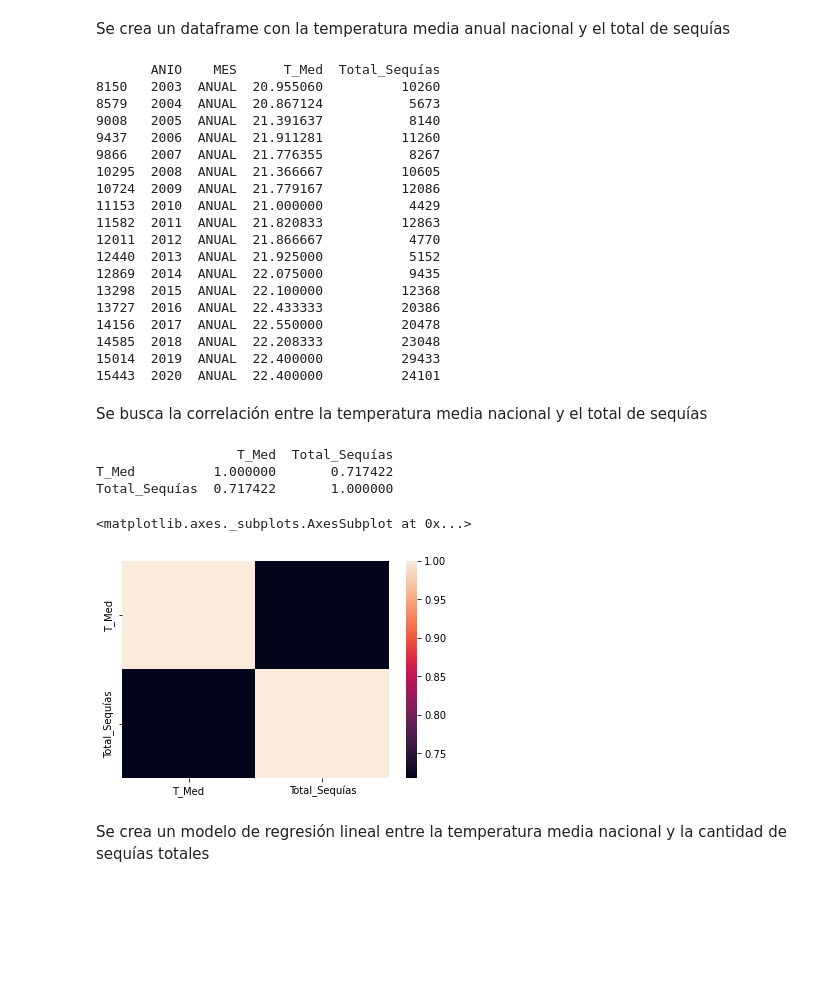
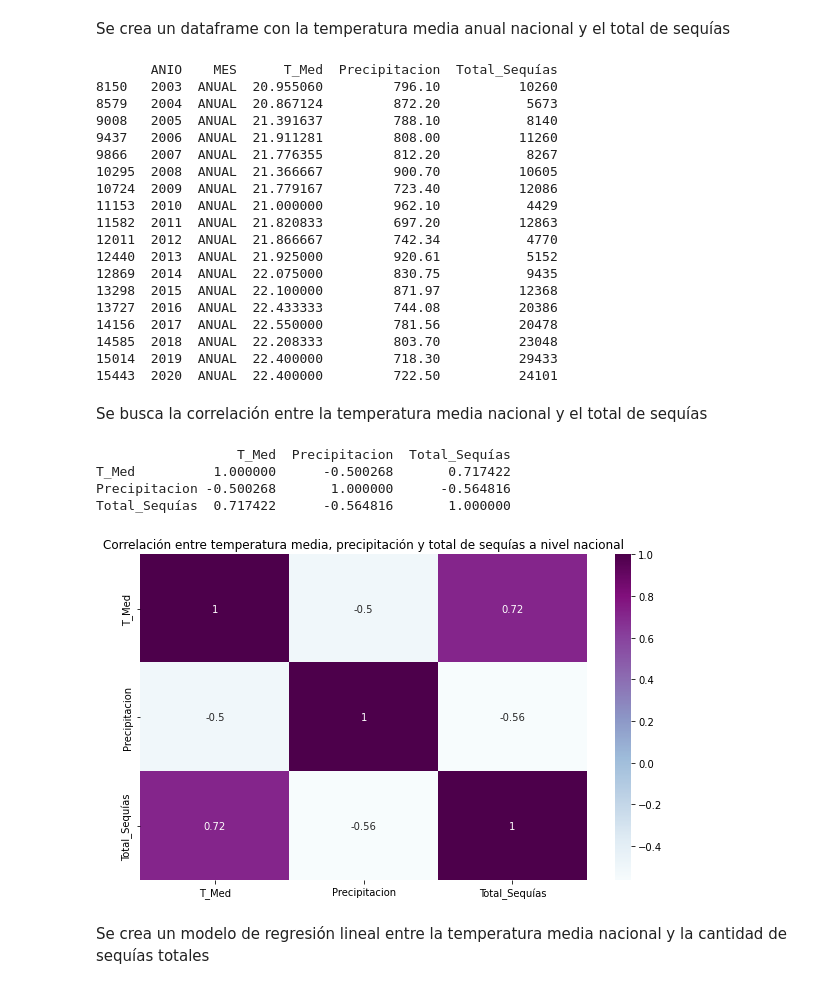
Before and after one commit to AdrianDiazGaxiola/Proyecto-Final, a Jupyter notebook: Sequías.ipynb, the cells around one changed output. Saved outputs shown, nothing was run; the diff lists cells and outputs as text; code cells hidden in the pictures; blank space fills up the shorter version.

```diff
--- a/Sequías.ipynb
+++ b/Sequías.ipynb
@@ -535,7 +552,7 @@ Se crea un dataframe con la temperatura media anual nacional y el total de sequ
 # %%
 df = df_completo[(df_completo["ANIO"]>=2003) & (df_completo["ENTIDAD"]=="NAC") & (df_completo["MES"]=="ANUAL")]
 
-df = df[['ANIO', 'MES', 'T_Med',]]
+df = df[['ANIO', 'MES', 'T_Med', 'Precipitacion']]
 
 totalseq = df4.Total_Sequías.to_list()
 
@@ -543,41 +560,45 @@ df['Total_Sequías'] = totalseq
 
 print(df)
 # %% [output]
-       ANIO    MES      T_Med  Total_Sequías
-8150   2003  ANUAL  20.955060          10260
-8579   2004  ANUAL  20.867124           5673
-9008   2005  ANUAL  21.391637           8140
-9437   2006  ANUAL  21.911281          11260
-9866   2007  ANUAL  21.776355           8267
-10295  2008  ANUAL  21.366667          10605
-10724  2009  ANUAL  21.779167          12086
-11153  2010  ANUAL  21.000000           4429
-11582  2011  ANUAL  21.820833          12863
-12011  2012  ANUAL  21.866667           4770
-12440  2013  ANUAL  21.925000           5152
-12869  2014  ANUAL  22.075000           9435
-13298  2015  ANUAL  22.100000          12368
-13727  2016  ANUAL  22.433333          20386
-14156  2017  ANUAL  22.550000          20478
-14585  2018  ANUAL  22.208333          23048
-15014  2019  ANUAL  22.400000          29433
-15443  2020  ANUAL  22.400000          24101
+       ANIO    MES      T_Med  Precipitacion  Total_Sequías
+8150   2003  ANUAL  20.955060         796.10          10260
+8579   2004  ANUAL  20.867124         872.20           5673
+9008   2005  ANUAL  21.391637         788.10           8140
+9437   2006  ANUAL  21.911281         808.00          11260
+9866   2007  ANUAL  21.776355         812.20           8267
+10295  2008  ANUAL  21.366667         900.70          10605
+10724  2009  ANUAL  21.779167         723.40          12086
+11153  2010  ANUAL  21.000000         962.10           4429
+11582  2011  ANUAL  21.820833         697.20          12863
+12011  2012  ANUAL  21.866667         742.34           4770
+12440  2013  ANUAL  21.925000         920.61           5152
+12869  2014  ANUAL  22.075000         830.75           9435
+13298  2015  ANUAL  22.100000         871.97          12368
+13727  2016  ANUAL  22.433333         744.08          20386
+14156  2017  ANUAL  22.550000         781.56          20478
+14585  2018  ANUAL  22.208333         803.70          23048
+15014  2019  ANUAL  22.400000         718.30          29433
+15443  2020  ANUAL  22.400000         722.50          24101
 # %% [markdown]
 Se busca la correlación entre la temperatura media nacional y el total de sequías
-# %%
-df1 = df[['T_Med', 'Total_Sequías']]
-
-c = df1.corr()
-
-print (c)
-
-sns.heatmap(c)
-# %% [output]
-                  T_Med  Total_Sequías
-T_Med          1.000000       0.717422
-Total_Sequías  0.717422       1.000000
-<matplotlib.axes._subplots.AxesSubplot at 0x...>
-[figure, removed]
+# %%
+df1 = df[['T_Med', 'Precipitacion', 'Total_Sequías']]
+
+c = df1.corr()
+
+print (c)
+
+plt.figure(figsize=(10, 6))
+plt.title("Correlación entre temperatura media, precipitación y total de sequías a nivel nacional")
+sns.heatmap(c, cmap = 'BuPu', annot=True)
+
+plt.savefig("Correlación entre temperatura media, precipitación y total de sequías a nivel nacional.jpg", bbox_inches="tight")
+# %% [output]
+                  T_Med  Precipitacion  Total_Sequías
+T_Med          1.000000      -0.500268       0.717422
+Precipitacion -0.500268       1.000000      -0.564816
+Total_Sequías  0.717422      -0.564816       1.000000
+[figure, added]
 # %% [markdown]
 Se crea un modelo de regresión lineal entre la temperatura media nacional y la cantidad de sequías totales
 # %%
```
Also changed, not shown: parts of 10 cells of this notebook.
